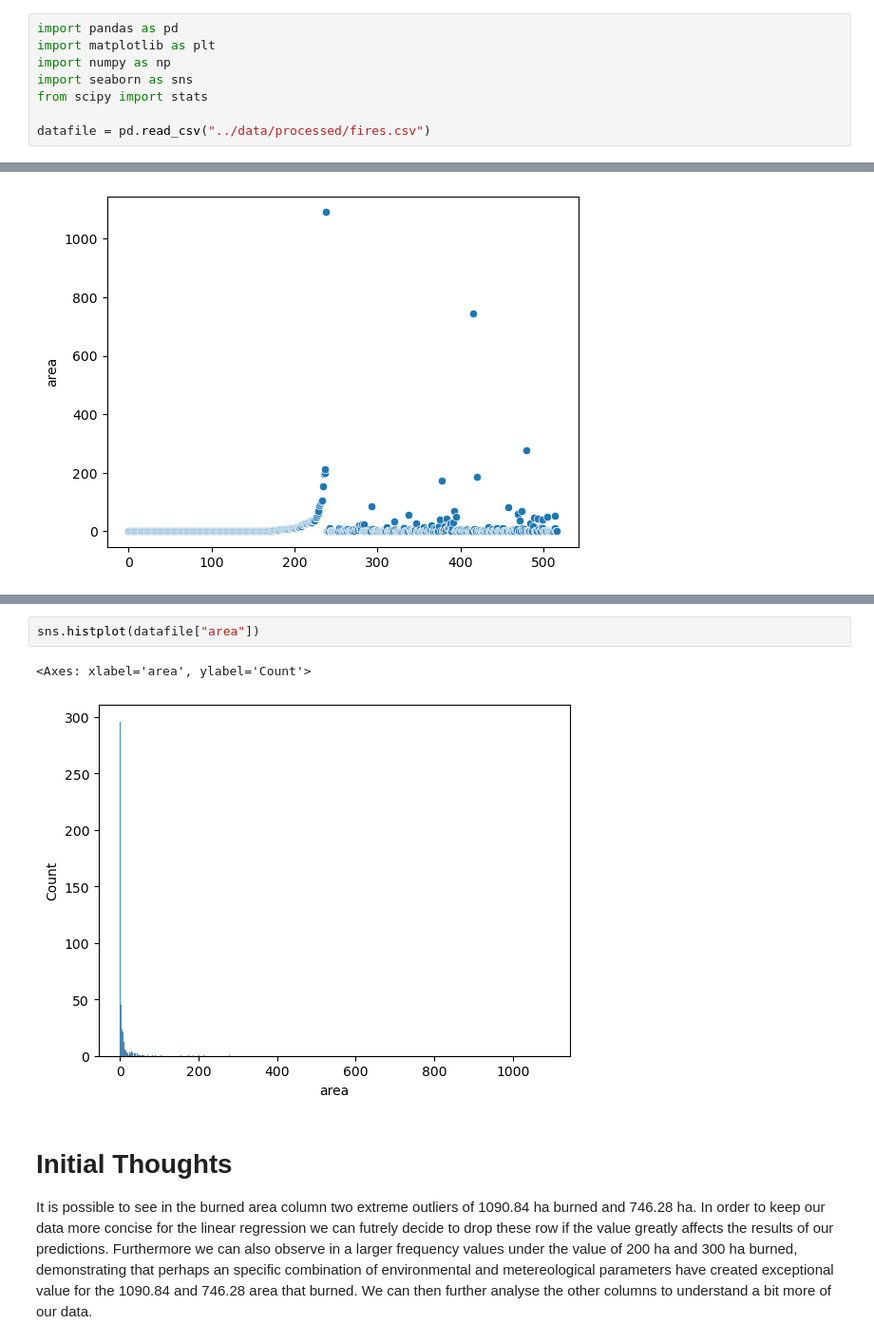
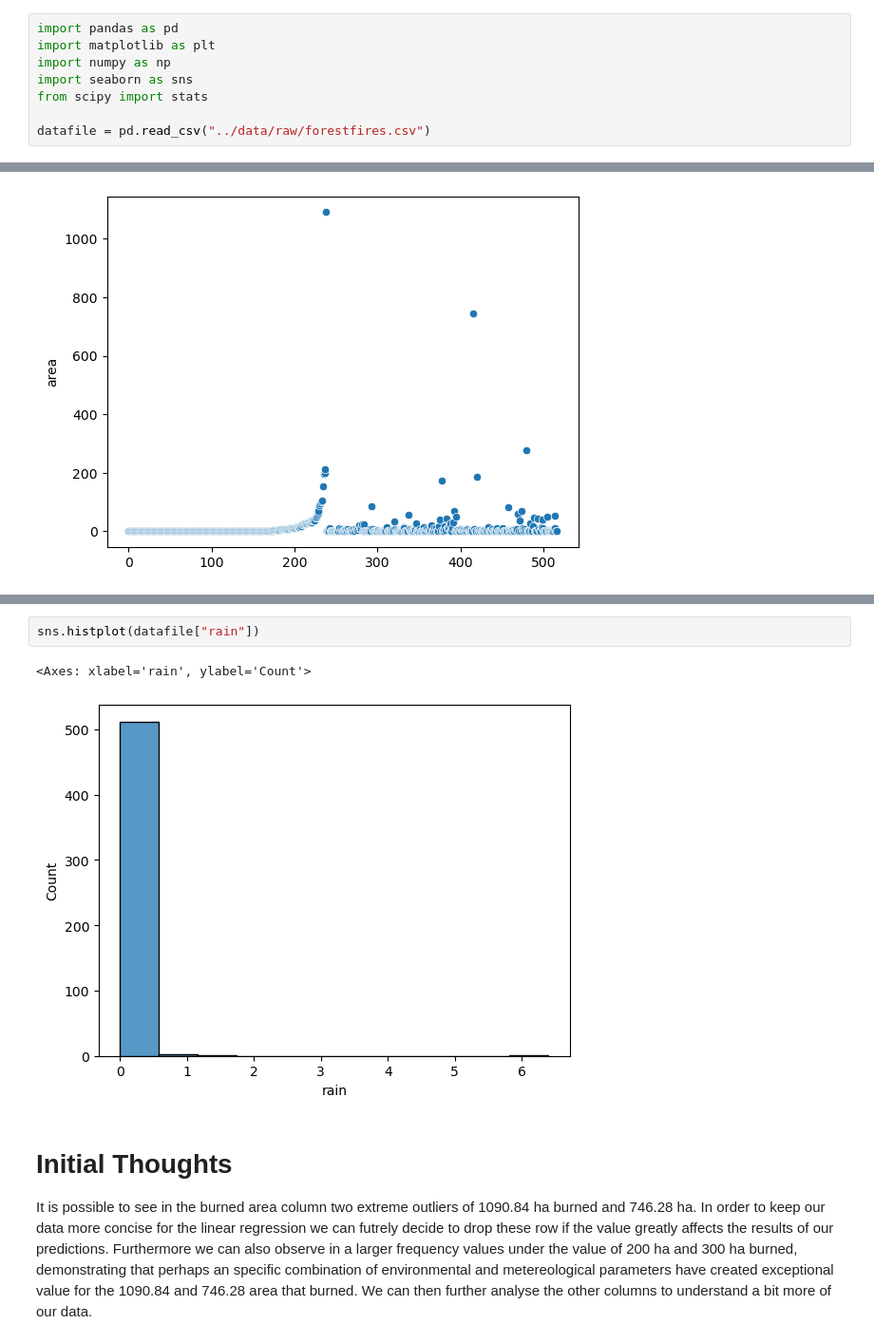
Before and after one commit to NevesLaura-NP/forest-fires, a Jupyter notebook: notebooks/Exploration.ipynb, the cells around one changed output, grey strips where cells are left out. Shown at 95% size. Drawn from its saved outputs; the diff is of its cells as text.

```diff
--- a/notebooks/Exploration.ipynb
+++ b/notebooks/Exploration.ipynb
@@ -13,7 +13,7 @@ import numpy as np
 import seaborn as sns
 from scipy import stats
 
-datafile = pd.read_csv("../data/processed/fires.csv")
+datafile = pd.read_csv("../data/raw/forestfires.csv")
 # %% [markdown]
 # Dataset Overview:
 
@@ -60,8 +68,8 @@ sns.scatterplot(datafile["area"])
 # %%
-sns.histplot(datafile["area"])
+sns.histplot(datafile["rain"])
 # %% [output]
-<Axes: xlabel='area', ylabel='Count'>
+<Axes: xlabel='rain', ylabel='Count'>
-[figure, old version]
+[figure, new version]
 # %% [markdown]
 # Initial Thoughts
 
```
Also changed, not shown: parts of 5 cells of this notebook, 5 other files.
